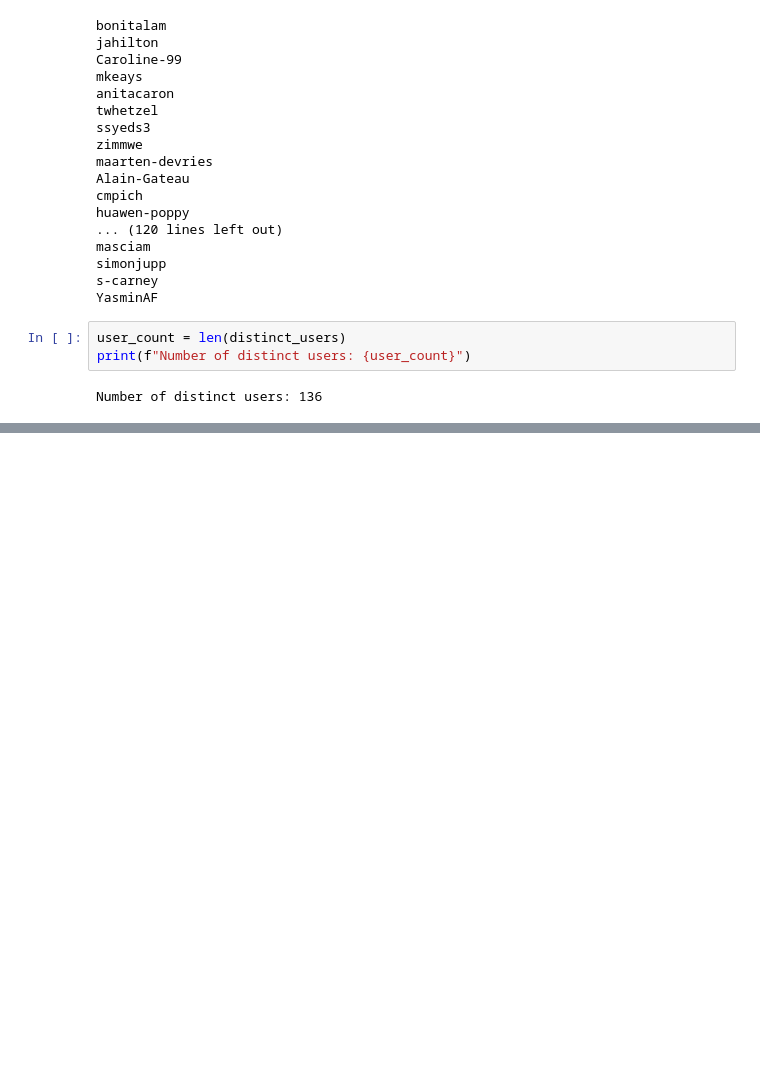
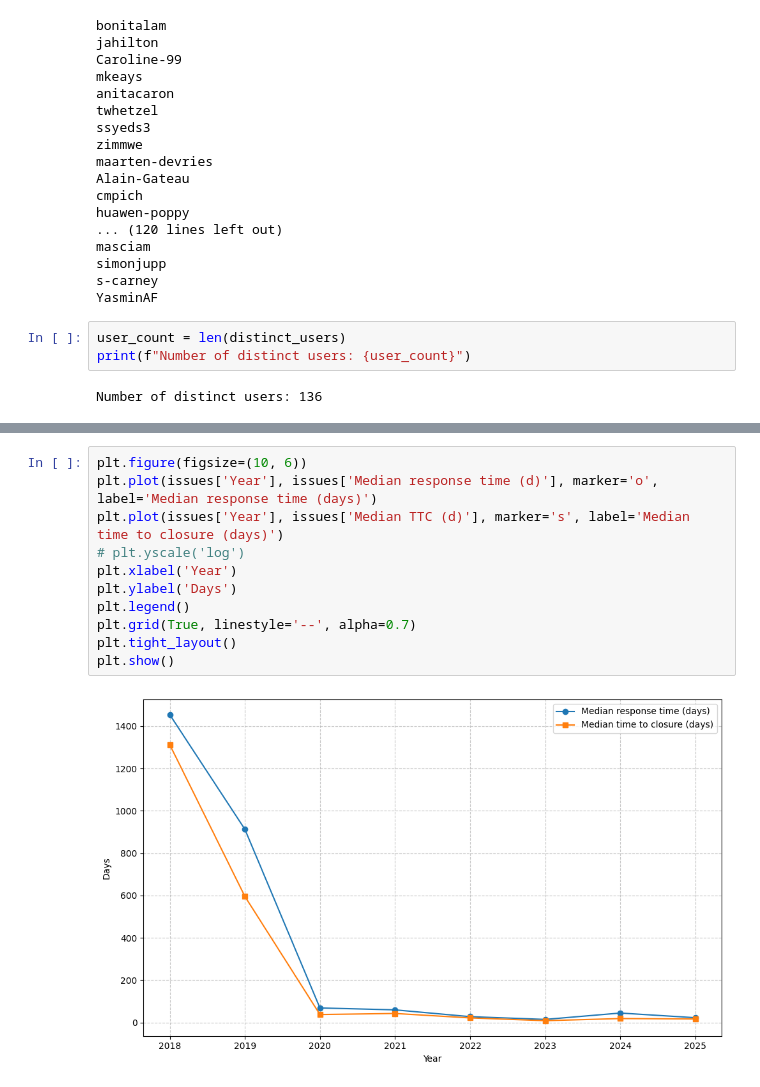
Before and after one commit to shawntanzk/cl-manuscript, a Jupyter notebook: github-stats/github-stats.ipynb, the cells around one changed output, grey strips where cells are left out. Drawn from its saved outputs; the diff is of its cells as text; blank space fills up the shorter version.

```diff
--- a/github-stats/github-stats.ipynb
+++ b/github-stats/github-stats.ipynb
@@ -51,0 +90,13 @@ Number of distinct users: 136
+# %%
+plt.figure(figsize=(10, 6))
+plt.plot(issues['Year'], issues['Median response time (d)'], marker='o', label='Median response time (days)')
+plt.plot(issues['Year'], issues['Median TTC (d)'], marker='s', label='Median time to closure (days)')
+# plt.yscale('log')
+plt.xlabel('Year')
+plt.ylabel('Days')
+plt.legend()
+plt.grid(True, linestyle='--', alpha=0.7)
+plt.tight_layout()
+plt.show()
+# %% [output]
+[figure, added]
```
Also changed, not shown: parts of 4 cells of this notebook, 1 other file.
